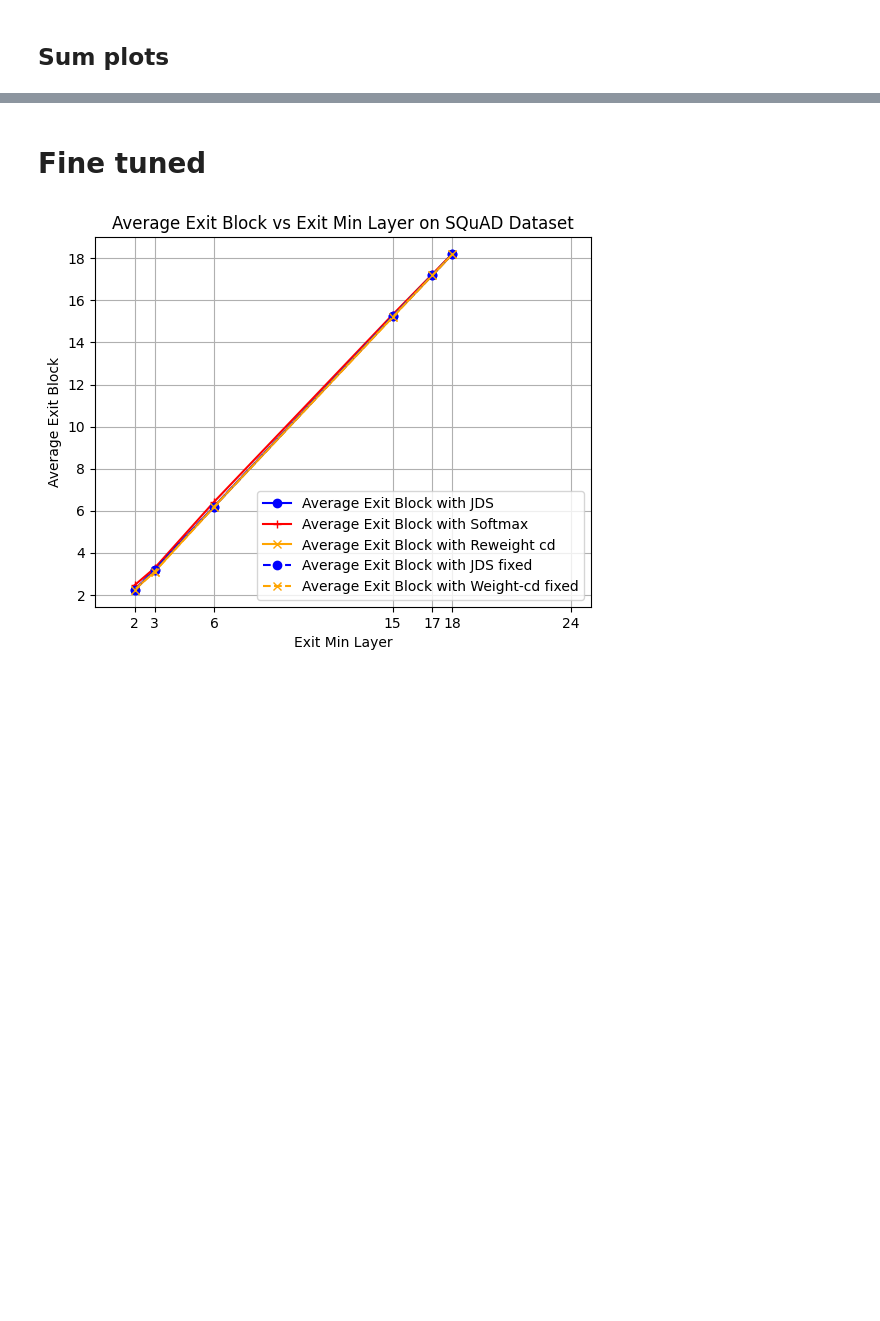
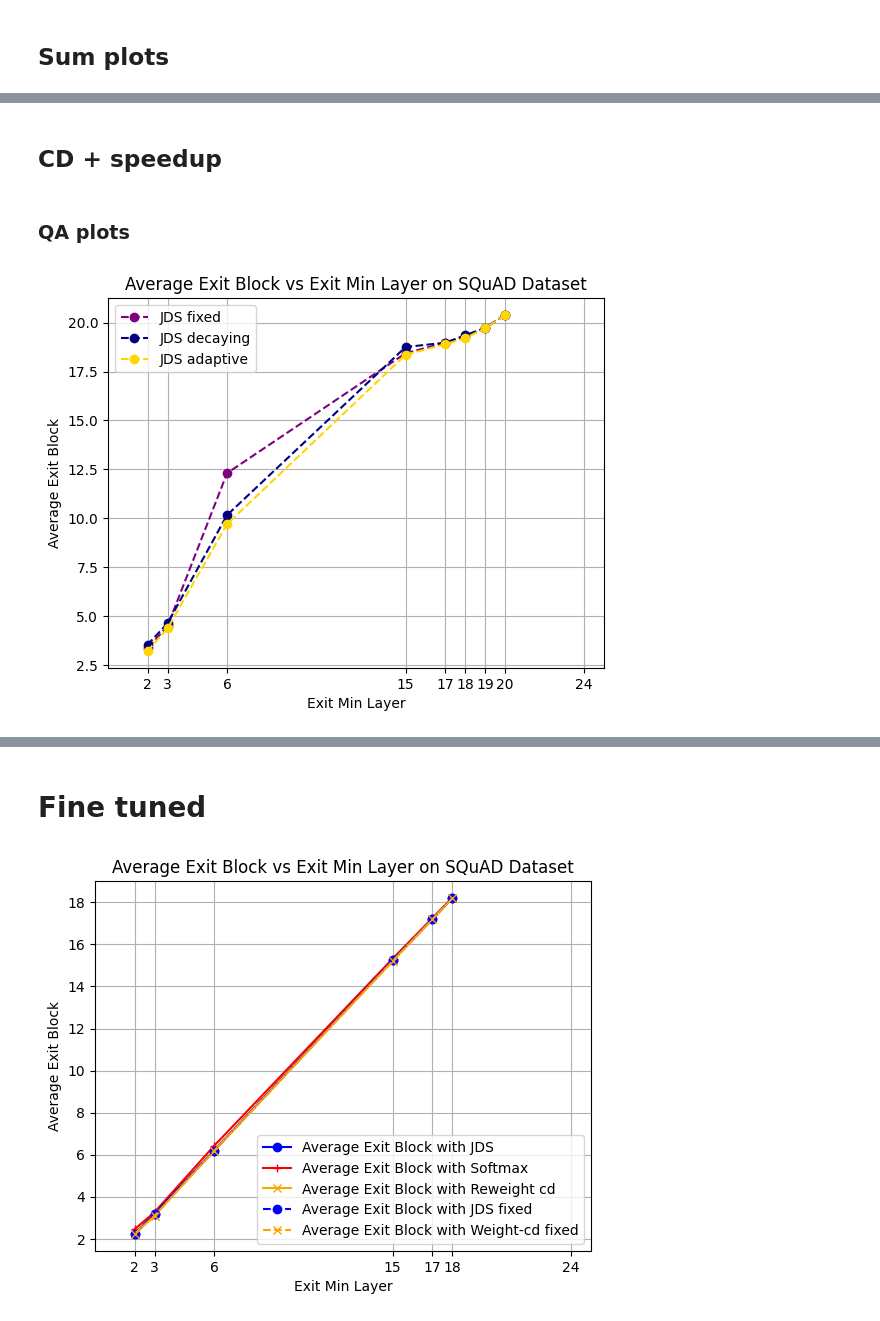
Before and after one commit to joanvelja/Confidently_Exiting, a Jupyter notebook: src/plots/plots_mn.ipynb, the cells around one changed output, grey strips where cells are left out. Saved outputs shown, nothing was run; the diff lists cells and outputs as text; code cells hidden in the pictures; blank space fills up the shorter version.

```diff
--- a/src/plots/plots_mn.ipynb
+++ b/src/plots/plots_mn.ipynb
@@ -149,0 +152,44 @@ plt.show()
+# %% [markdown]
+## CD + speedup
+# %% [markdown]
+### QA plots
+# %%
+import matplotlib.pyplot as plt
+
+exit_min_layer_list = [20,19, 18, 17, 15, 6, 3, 2]
+# average_exit_block_list_JDS = [19.242, 18.85, 18.16, 12.351, 4.277, 3.208]
+# average_exit_block_list_softmax = [21.033, 20.564, 20.188, 19.854, 19.439, 19.207, 8.337, 3.726]
+# average_exit_block_list_rew = [19.953, 19.599, 19.359, 8.62, 8.38, 3.629]
+
+average_exit_block_list_JDS_fixed =  [20.394, 19.715, 19.276, 18.972, 18.439, 12.305, 4.483,3.349]
+average_exit_block_list_JDS_decaying = [20.399, 19.736, 19.354, 18.979, 18.757, 10.159, 4.624, 3.533]
+average_exit_block_list_JDS_adaptive = [20.3936, 19.715, 19.211, 18.9, 18.361, 9.697, 4.363, 3.21]
+# average_exit_block_list_softmax_fixed = [20.188, 19.854, 19.439, 19.207, 8.124, 3.651]
+# average_exit_block_list_rew_fixed = [19.882, 19.608, 19.247, 19.247, 7.993,3.581]
+
+exit_normal = [24]
+
+# plt.plot(exit_min_layer_list, average_exit_block_list_JDS, marker='o', label='JSD Contrastive Decoding', color='blue')
+# plt.plot(exit_min_layer_list, average_exit_block_list_softmax, marker='+', label='Baseline Softmax', color='red')
+# plt.plot(exit_min_layer_list, average_exit_block_list_rew, marker='x', label='Weighted Contrastive Decoding', color='orange')
+
+plt.plot(exit_min_layer_list, average_exit_block_list_JDS_fixed, marker='o', label='JDS fixed', color='purple', linestyle='dashed')
+plt.plot(exit_min_layer_list, average_exit_block_list_JDS_decaying, marker='o', label='JDS decaying', color='navy', linestyle='dashed')
+plt.plot(exit_min_layer_list, average_exit_block_list_JDS_adaptive, marker='o', label='JDS adaptive', color='gold', linestyle='dashed')
+
+
+
+# plt.plot(exit_min_layer_list, average_exit_block_list_softmax_fixed, marker='+', label='Average Exit Block with Softmax fixed', color='red', linestyle='dashed')
+# plt.plot(exit_min_layer_list, average_exit_block_list_rew_fixed, marker='x', label='Average Exit Block with Weight-cd fixed', color='orange', linestyle='dashed')
+
+plt.grid(True)
+plt.xlim(0, 25)
+# plt.ylim(0, 25)
+plt.xticks(exit_min_layer_list + exit_normal)
+plt.xlabel('Exit Min Layer')
+plt.ylabel('Average Exit Block')
+plt.title('Average Exit Block vs Exit Min Layer on SQuAD Dataset')
+plt.legend()  # This will add a legend with the labels specified in the plot calls
+plt.show()
+# %% [output]
+[figure, added]
```
Also changed, not shown: parts of 8 cells of this notebook, 12 other files.
